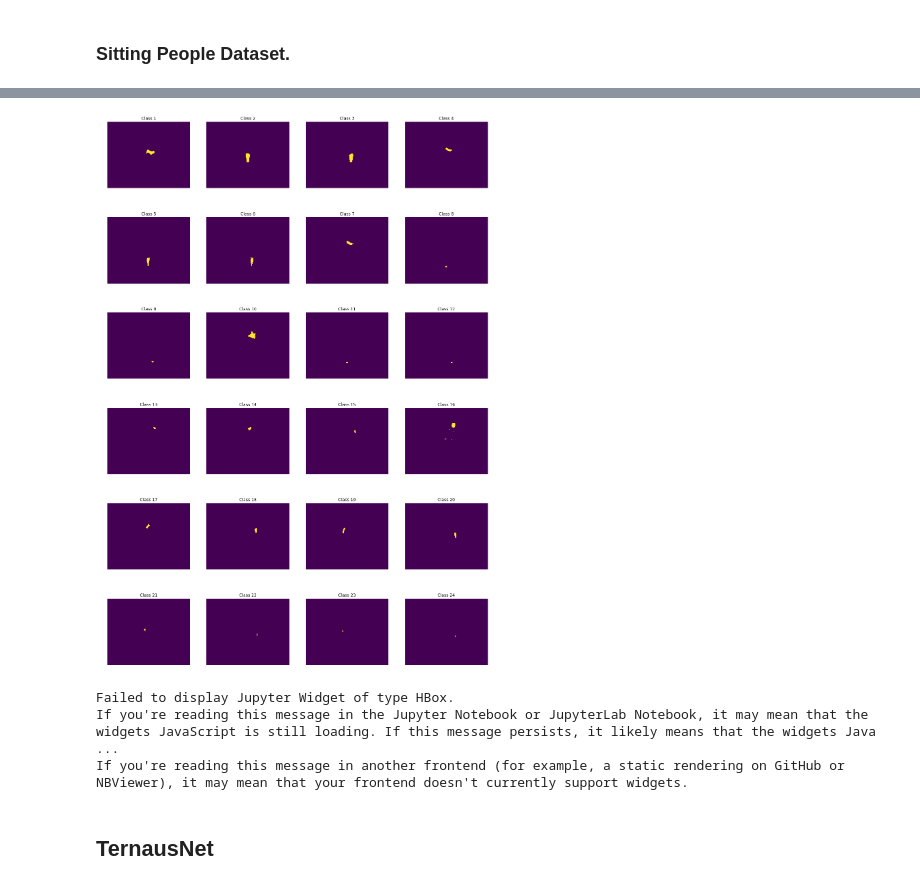
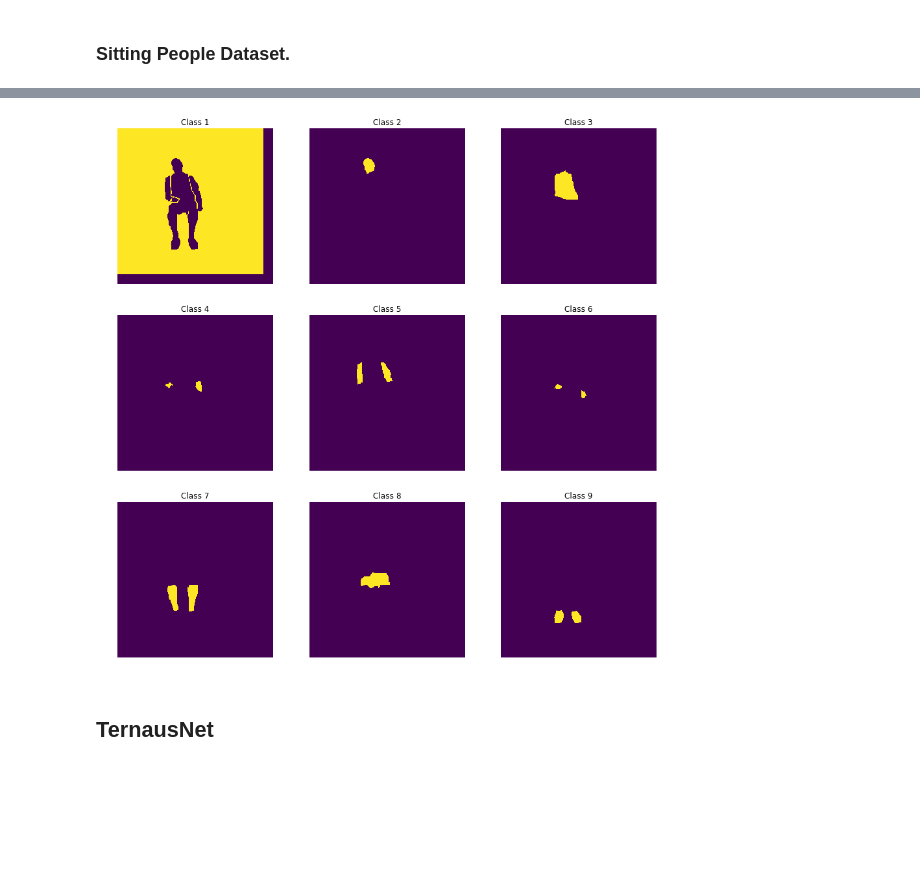
Before and after one commit to BobrG/dl_coursework, a Jupyter notebook: segmentation_pytorch.ipynb, the cells around one changed output, grey strips where cells are left out. Saved outputs shown, nothing was run; the diff lists cells and outputs as text; code cells hidden in the pictures; blank space fills up the shorter version.

```diff
--- a/segmentation_pytorch.ipynb
+++ b/segmentation_pytorch.ipynb
@@ -281,9 +142,0 @@ class SittingDataset(Dataset):
-# %%
-transf = Compose([
-    transforms.ToTensor()#,
-    #Normalize(mean=[0.485, 0.456, 0.406], std=[0.229, 0.224, 0.225])
-])
-
-dset_train = SURREALDataset('/home/novikov/data/skoltech/segmentation/SURREAL/data/sur/SURREAL/data/cmu/train/run0', transf, 10000)
-dset_test = SURREALDataset('/home/novikov/data/skoltech/segmentation/SURREAL/data/sur/SURREAL/data/cmu/test/run0', transf, 10000)
-dset_val = SURREALDataset('/home/novikov/data/skoltech/segmentation/SURREAL/data/sur/SURREAL/data/cmu/val/run0', transf, 10000)
@@ -325,17 +143,11 @@ inputs_sur, classes_sur = next(iter(train_loader))
-# %%
-show_pics(classes_sur[0], 4, 6)
-# %% [output]
-[figure, removed]
 # %%
-dset_sitting = SittingDataset('/home/novikov/data/skoltech/segmentation/SURREAL/data/sitting/img', transf)
+dset_sitting = SittingDataset(sitting_dirr, 9, transf, identifier='restructed')
 sitting_loader = DataLoader(dset_sitting, batch_size=batch_sz, shuffle=True)
-# %% [output]
-Failed to display Jupyter Widget of type HBox.
-If you're reading this message in the Jupyter Notebook or JupyterLab Notebook, it may mean that the widgets JavaScript is still loading. If this message persists, it likely means that the widgets Java ...
-If you're reading this message in another frontend (for example, a static rendering on GitHub or NBViewer), it may mean that your frontend doesn't currently support widgets.
 # %%
 inputs_sit, classes_sit = next(iter(sitting_loader))
 # %%
-show_pics(classes_sit[0], 4, 6)
+show_pics(classes_sit[0], 3, 3)
+# %% [output]
+[figure, added]
 # %% [markdown]
 ## TernausNet
```
Also changed, not shown: parts of 53 cells of this notebook.
